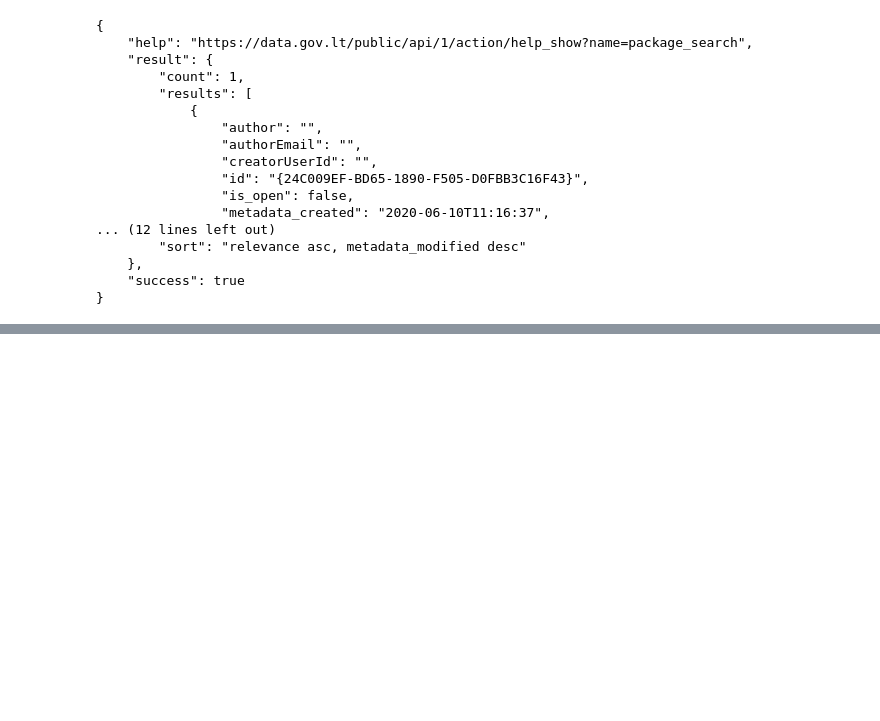
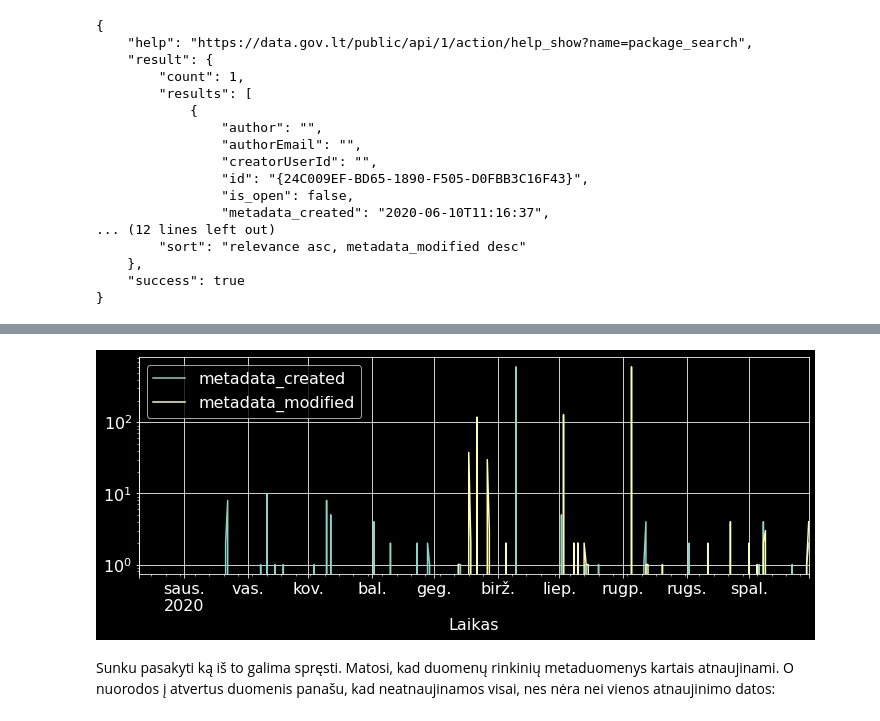
Before and after one commit to sirex/sirex.github.io, a Jupyter notebook: posts/2020/atviru-duomenu-katalogo-metaduomenu-analize.ipynb, the cells around one changed output, grey strips where cells are left out. Cells and saved outputs as stored; diff of their text form; code cells hidden in the pictures; blank space fills up the shorter version.

Commit message:
data.gov.lt data analysis

```diff
--- a/posts/2020/atviru-duomenu-katalogo-metaduomenu-analize.ipynb
+++ b/posts/2020/atviru-duomenu-katalogo-metaduomenu-analize.ipynb
@@ -85,0 +84,16 @@ Europos atvirų duomenų portalas?
+# %%
+def inspect(value, keys=()):
+    if isinstance(value, dict):
+        for k, v in value.items():
+            yield from inspect(v, keys + (k,))
+    elif isinstance(value, list):
+        for v in value:
+            yield from inspect(v, keys[:-1] + (keys[-1] + '[]',))
+    else:
+        yield '.'.join(keys)
+
+schema = set()
+for d in datasets:
+    schema.update(inspect(d))
+
+print(*sorted(schema), sep='\n')
@@ -85,0 +269,26 @@ Europos atvirų duomenų portalas?
+# %%
+%matplotlib inline
+
+import locale
+import numpy as np
+import matplotlib as mpl
+import matplotlib.pyplot as plt
+
+locale.setlocale(locale.LC_TIME, 'lt_LT.UTF-8')
+plt.style.use('dark_background')
+mpl.rc('font', size=16)
+
+dates = {}
+for c in ('metadata_created', 'metadata_modified'):
+    d = tables['datasets'][c].dropna()
+    d = pd.Series(np.ones(d.shape), index=d)
+    dates[c] = d.resample('D').count()
+df = pd.DataFrame(dates)
+df.index.name = "Laikas"
+df.plot(logy=True, grid=True, figsize=(12, 4));
+# %% [output]
+[figure, added]
+# %% [markdown]
+Sunku pasakyti ką iš to galima spręsti. Matosi, kad duomenų rinkinių
+metaduomenys kartais atnaujinami. O nuorodos į atvertus duomenis panašu, kad
+neatnaujinamos visai, nes nėra nei vienos atnaujinimo datos:
```
Also changed, not shown: parts of 39 cells of this notebook, 5 other files.
